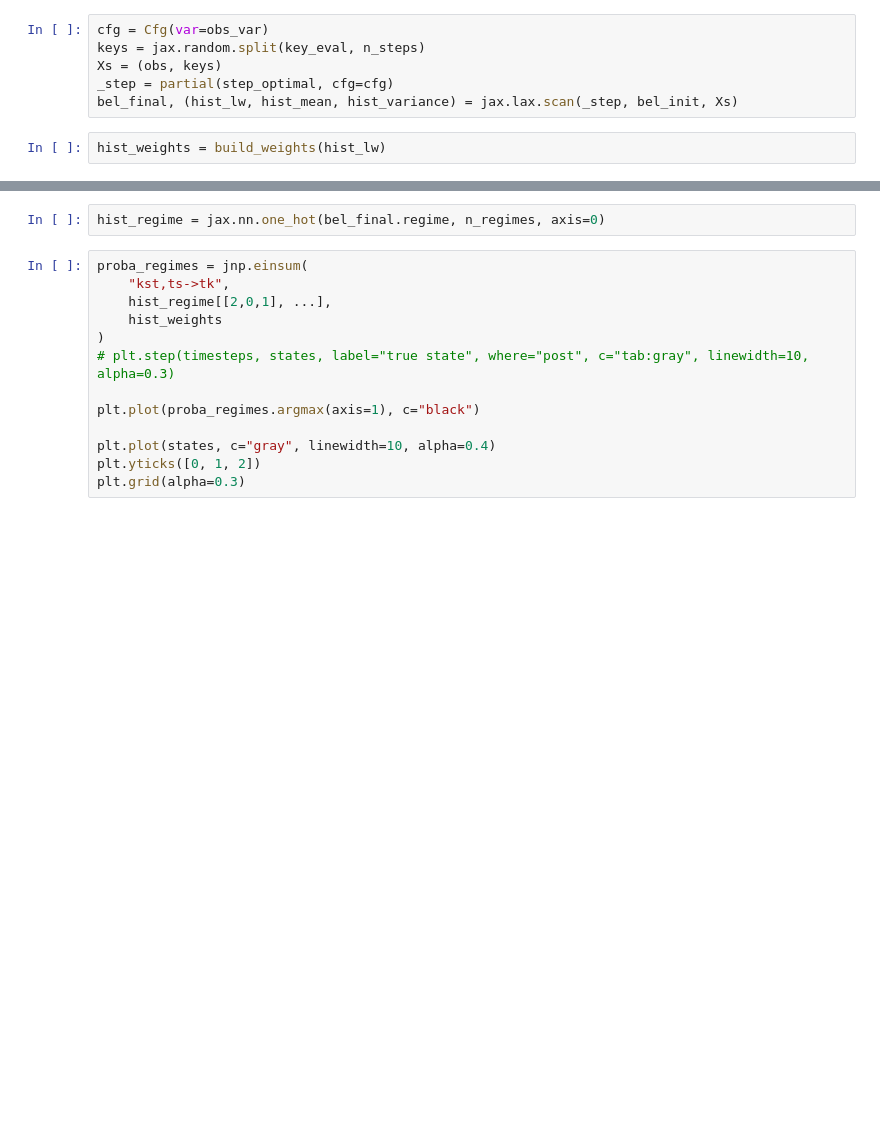
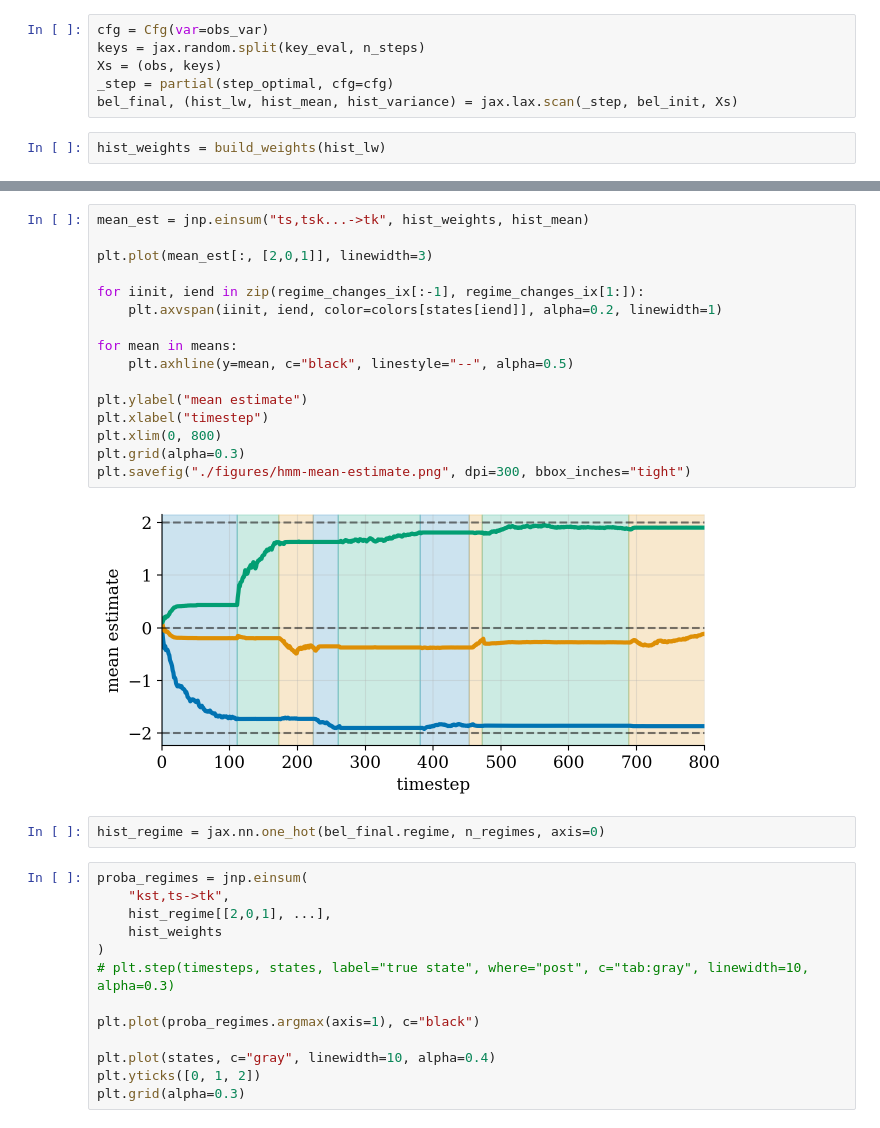
Before and after one commit to gerdm/bayes, a Jupyter notebook: online-hmm.ipynb, the cells around one changed output, grey strips where cells are left out. Saved outputs shown, nothing was run; the diff lists cells and outputs as text; blank space fills up the shorter version.

```diff
--- a/online-hmm.ipynb
+++ b/online-hmm.ipynb
@@ -426,3 +426,21 @@ plt.grid(alpha=0.3)
+# %%
+mean_est = jnp.einsum("ts,tsk...->tk", hist_weights, hist_mean)
+
+plt.plot(mean_est[:, [2,0,1]], linewidth=3)
+
+for iinit, iend in zip(regime_changes_ix[:-1], regime_changes_ix[1:]):
+    plt.axvspan(iinit, iend, color=colors[states[iend]], alpha=0.2, linewidth=1)
+
+for mean in means:
+    plt.axhline(y=mean, c="black", linestyle="--", alpha=0.5)
+
+plt.ylabel("mean estimate")
+plt.xlabel("timestep")
+plt.xlim(0, 800)
+plt.grid(alpha=0.3)
+plt.savefig("./figures/hmm-mean-estimate.png", dpi=300, bbox_inches="tight")
+# %% [output]
+[figure, added]
 # %%
 hist_regime = jax.nn.one_hot(bel_final.regime, n_regimes, axis=0)
 # %%
```
Also changed, not shown: parts of 12 cells of this notebook.
